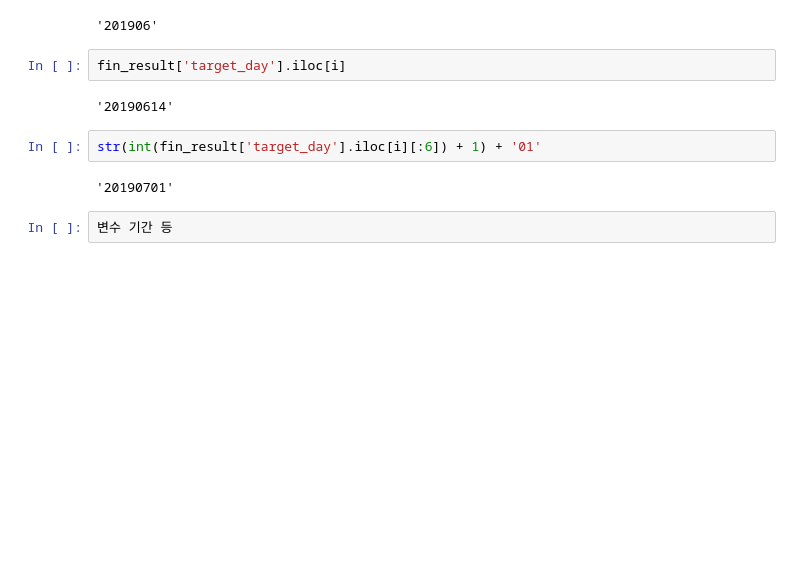
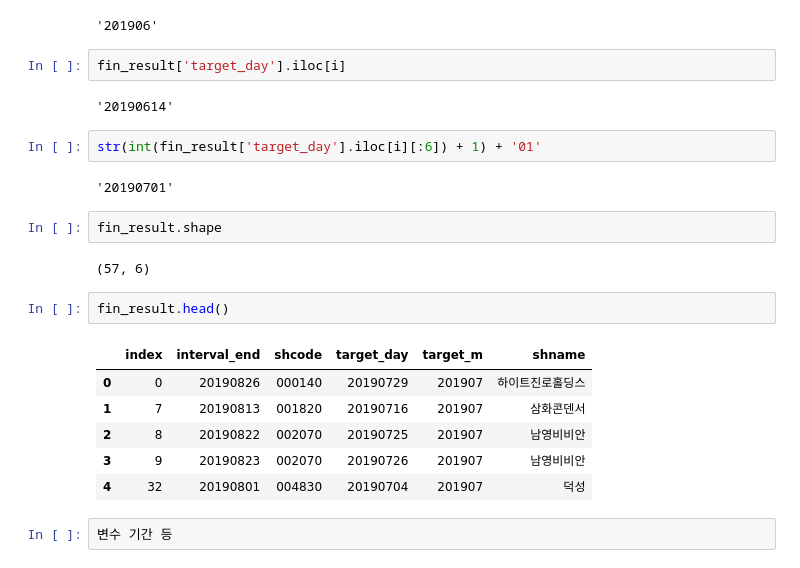
Before and after one commit to KIMJUNYOUNG0125/Strategy, a Jupyter notebook: 02.monitor_shcode_adding.ipynb, the cells around one changed output. Cells and saved outputs as stored; diff of their text form; blank space fills up the shorter version.

```diff
--- a/02.monitor_shcode_adding.ipynb
+++ b/02.monitor_shcode_adding.ipynb
@@ -133,5 +129,18 @@ fin_result['target_day'].iloc[i]
 str(int(fin_result['target_day'].iloc[i][:6]) + 1) + '01'
 # %% [output]
 '20190701'
+# %%
+fin_result.shape
+# %% [output]
+(57, 6)
+# %%
+fin_result.head()
+# %% [output]
+|  | index | interval_end | shcode | target_day | target_m | shname |
+| 0 | 0 | 20190826 | 000140 | 20190729 | 201907 | 하이트진로홀딩스 |
+| 1 | 7 | 20190813 | 001820 | 20190716 | 201907 | 삼화콘덴서 |
+| 2 | 8 | 20190822 | 002070 | 20190725 | 201907 | 남영비비안 |
+| 3 | 9 | 20190823 | 002070 | 20190726 | 201907 | 남영비비안 |
+| 4 | 32 | 20190801 | 004830 | 20190704 | 201907 | 덕성 |
 # %%
 변수 기간 등
```
Also changed, not shown: parts of 18 cells of this notebook, 2 other files.
